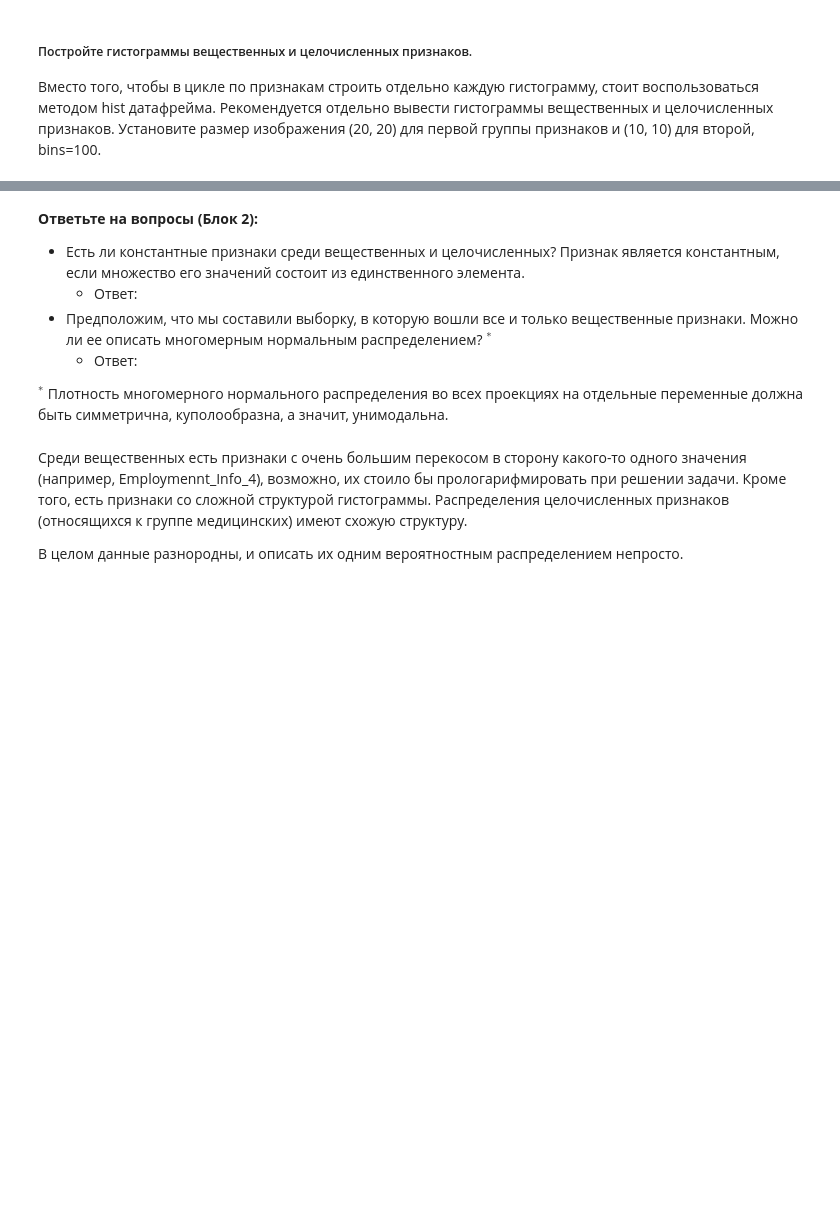
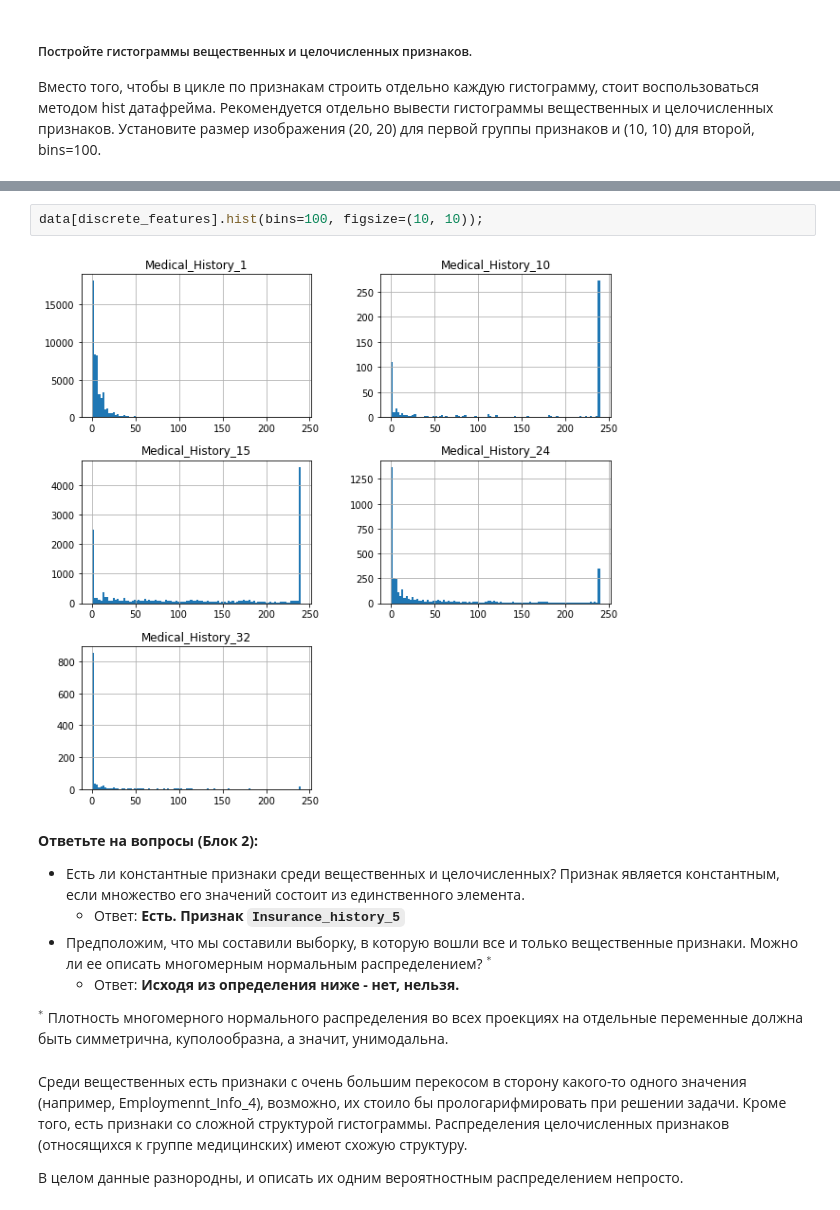
Before and after one commit to kcostya/mipt, a Jupyter notebook: unsupervised-learning/week-3/VisualizationPeerReview.ipynb, the cells around one changed output, grey strips where cells are left out. Drawn from its saved outputs; the diff is of its cells as text; blank space fills up the shorter version.

```diff
--- a/unsupervised-learning/week-3/VisualizationPeerReview.ipynb
+++ b/unsupervised-learning/week-3/VisualizationPeerReview.ipynb
@@ -118,9 +120,13 @@ $^*$ Будем считать, что масштаб двух признако
+# %%
+data[discrete_features].hist(bins=100, figsize=(10, 10));
+# %% [output]
+[figure, added]
 # %% [markdown]
 __Ответьте на вопросы (Блок 2):__
 * Есть ли константные признаки среди вещественных и целочисленных? Признак является константным, если множество его значений состоит из единственного элемента.
-    * Ответ:
+    * Ответ: **Есть. Признак `Insurance_history_5`**
 * Предположим, что мы составили выборку, в которую вошли все и только вещественные признаки. Можно ли ее описать многомерным нормальным распределением? $^*$
-    * Ответ:
+    * Ответ: **Исходя из определения ниже - нет, нельзя.**
 
 $^*$
 Плотность многомерного нормального распределения во всех проекциях на отдельные переменные должна быть симметрична, куполообразна, а значит, унимодальна.
```
Also changed, not shown: parts of 10 cells of this notebook, 1 other file.
